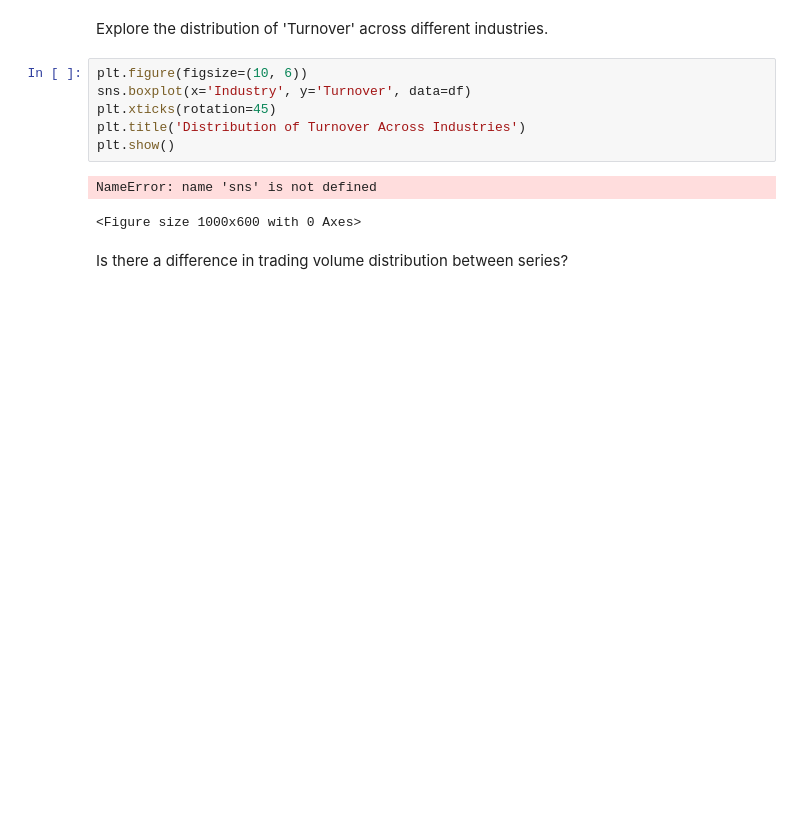
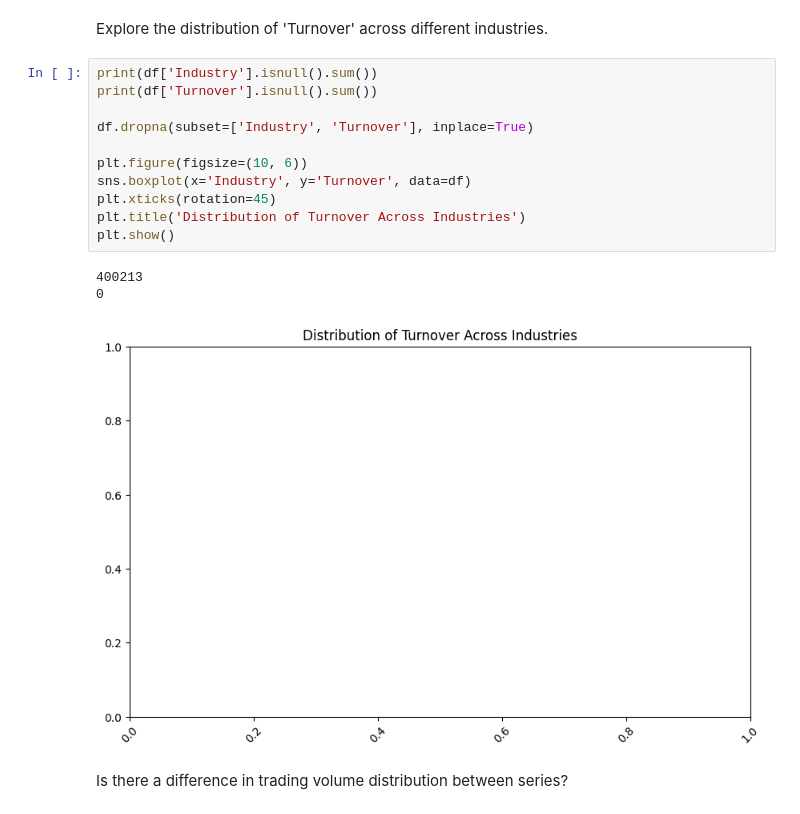
Before and after one commit to AkshayaKakde/Stock-Market-Data-Analysis-and-Reporting, a Jupyter notebook: stock_data_analysis.ipynb, the cells around one changed output. Saved outputs shown, nothing was run; the diff lists cells and outputs as text; blank space fills up the shorter version.

```diff
--- a/stock_data_analysis.ipynb
+++ b/stock_data_analysis.ipynb
@@ -437,14 +437,20 @@ plt.show()
 # %% [markdown]
 Explore the distribution of 'Turnover' across different industries.
 # %%
+print(df['Industry'].isnull().sum())
+print(df['Turnover'].isnull().sum())
+
+df.dropna(subset=['Industry', 'Turnover'], inplace=True)
+
 plt.figure(figsize=(10, 6))
 sns.boxplot(x='Industry', y='Turnover', data=df)
 plt.xticks(rotation=45)
 plt.title('Distribution of Turnover Across Industries')
 plt.show()
 # %% [output]
-NameError: name 'sns' is not defined
+400213
+0
-<Figure size 1000x600 with 0 Axes>
+[figure, added]
 # %% [markdown]
 Is there a difference in trading volume distribution between series?
 # %%
```
Also changed, not shown: parts of 53 cells of this notebook.
